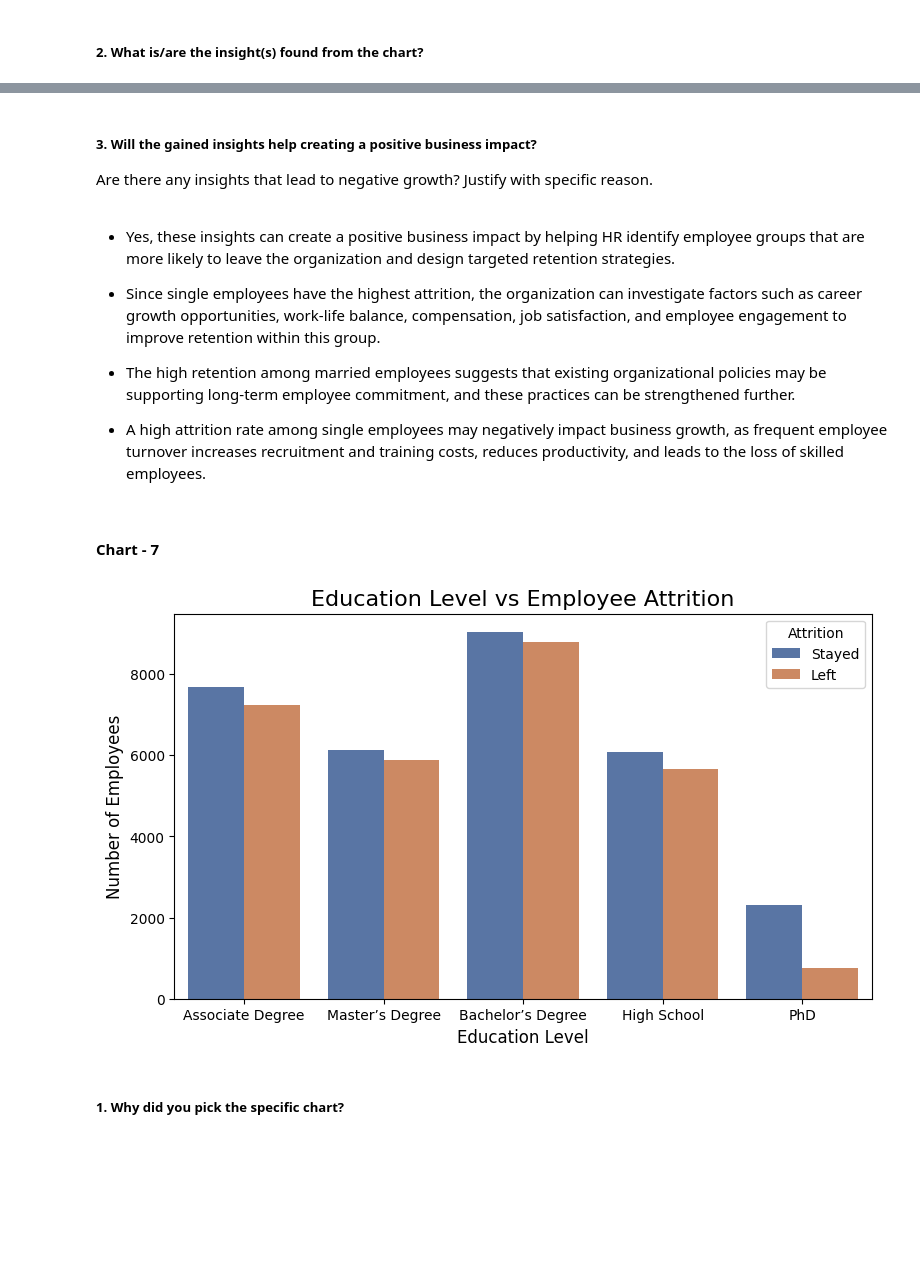
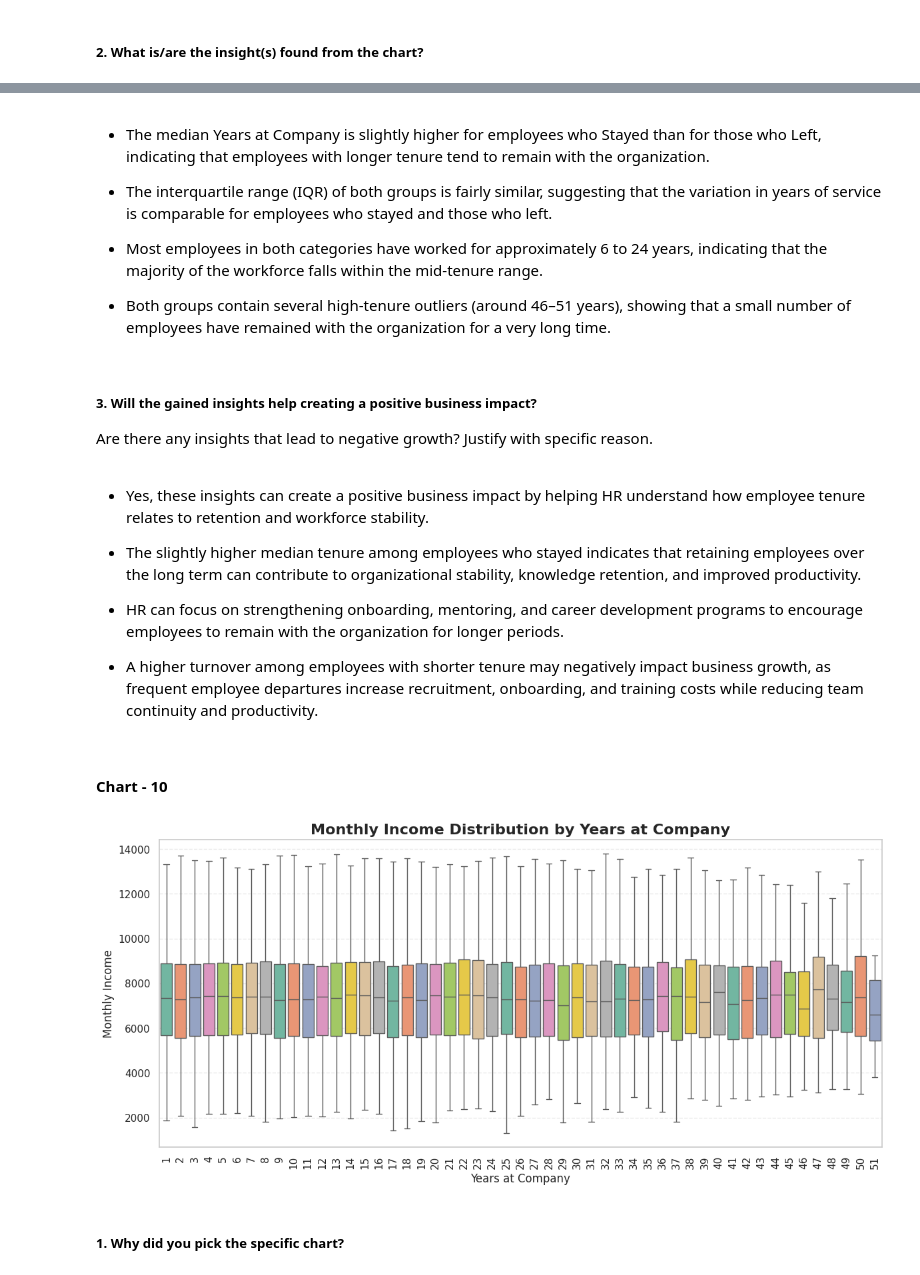
Before and after one commit to Sneha8126/Sneha-Sample-Classisfication--ML-Submission-Template, a Jupyter notebook: Sneha_Sample_Classisfication_ML_Submission_Template.ipynb, the cells around one changed output, grey strips where cells are left out. Saved outputs shown, nothing was run; the diff lists cells and outputs as text; code cells hidden in the pictures; blank space fills up the shorter version.

```diff
--- a/Sneha_Sample_Classisfication_ML_Submission_Template.ipynb
+++ b/Sneha_Sample_Classisfication_ML_Submission_Template.ipynb
@@ -567,19 +750,20 @@ The comparatively higher attrition among female employees suggests that the orga
 # %%
-# Chart - 6 visualization code
+# Chart - 9 visualization code
+
+# Set style
+sns.set_theme(style="whitegrid")
 plt.figure(figsize=(8,5))
 
-sns.countplot(
+sns.boxplot(
     data=df,
-    x='Marital Status',
-    hue='Attrition',
-    palette=['#4C72B0', '#DD8452']
+    x='Attrition',
+    y='Years at Company',
+    palette='Spectral'
 )
 
-plt.title('Marital Status vs Employee Attrition', fontsize=16)
-plt.xlabel('Marital Status', fontsize=12)
-plt.ylabel('Number of Employees', fontsize=12)
-
-plt.legend(title='Attrition')
+plt.title('Years at Company by Employee Attrition', fontsize=16)
+plt.xlabel('Employee Attrition')
+plt.ylabel('Years at Company')
 
 plt.show()
 # %% [output]
@@ -601,35 +779,47 @@ plt.show()
+# %% [markdown]
+* The median Years at Company is slightly higher for employees who Stayed than for those who Left, indicating that employees with longer tenure tend to remain with the organization.
+
+* The interquartile range (IQR) of both groups is fairly similar, suggesting that the variation in years of service is comparable for employees who stayed and those who left.
+
+* Most employees in both categories have worked for approximately 6 to 24 years, indicating that the majority of the workforce falls within the mid-tenure range.
+
+* Both groups contain several high-tenure outliers (around 46–51 years), showing that a small number of employees have remained with the organization for a very long time.
 # %% [markdown]
 ##### 3. Will the gained insights help creating a positive business impact?
 Are there any insights that lead to negative growth? Justify with specific reason.
-# %% [markdown]
-* Yes, these insights can create a positive business impact by helping HR identify employee groups that are more likely to leave the organization and design targeted retention strategies.
-
-* Since single employees have the highest attrition, the organization can investigate factors such as career growth opportunities, work-life balance, compensation, job satisfaction, and employee engagement to improve retention within this group.
-
-* The high retention among married employees suggests that existing organizational policies may be supporting long-term employee commitment, and these practices can be strengthened further.
-
-* A high attrition rate among single employees may negatively impact business growth, as frequent employee turnover increases recruitment and training costs, reduces productivity, and leads to the loss of skilled employees.
+# %% [markdown]
+* Yes, these insights can create a positive business impact by helping HR understand how employee tenure relates to retention and workforce stability.
+
+* The slightly higher median tenure among employees who stayed indicates that retaining employees over the long term can contribute to organizational stability, knowledge retention, and improved productivity.
+
+* HR can focus on strengthening onboarding, mentoring, and career development programs to encourage employees to remain with the organization for longer periods.
+
+* A higher turnover among employees with shorter tenure may negatively impact business growth, as frequent employee departures increase recruitment, onboarding, and training costs while reducing team continuity and productivity.
 # %% [markdown]
-#### Chart - 7
+#### Chart - 10
 # %%
-# Chart - 7 visualization code
-plt.figure(figsize=(9,5))
+# Chart - 10 visualization code
+plt.figure(figsize=(14,6))
 
-sns.countplot(
+sns.boxplot(
     data=df,
-    x='Education Level',
-    hue='Attrition',
-    palette=['#4C72B0', '#DD8452']
+    x='Years at Company',
+    y='Monthly Income',
+    hue='Years at Company',
+    palette='Set2',
+    showfliers=False,
+    legend=False
 )
 
-plt.title('Education Level vs Employee Attrition', fontsize=16)
-plt.xlabel('Education Level', fontsize=12)
-plt.ylabel('Number of Employees', fontsize=12)
+plt.title('Monthly Income Distribution by Years at Company', fontsize=16, fontweight='bold')
+plt.xlabel('Years at Company', fontsize=12)
+plt.ylabel('Monthly Income', fontsize=12)
 
-plt.legend(title='Attrition')
+plt.xticks(rotation=90)
+plt.grid(axis='y', linestyle='--', alpha=0.4)
 
 plt.show()
 # %% [output]
-[figure, old version]
+[figure, new version]
 # %% [markdown]
 ##### 1. Why did you pick the specific chart?
```
Also changed, not shown: parts of 189 cells of this notebook.
